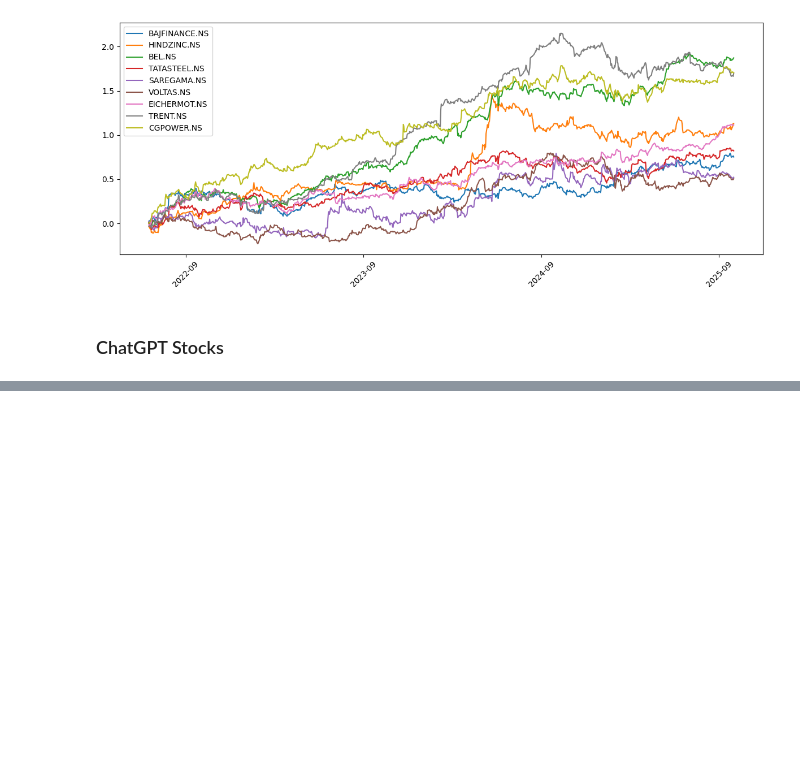
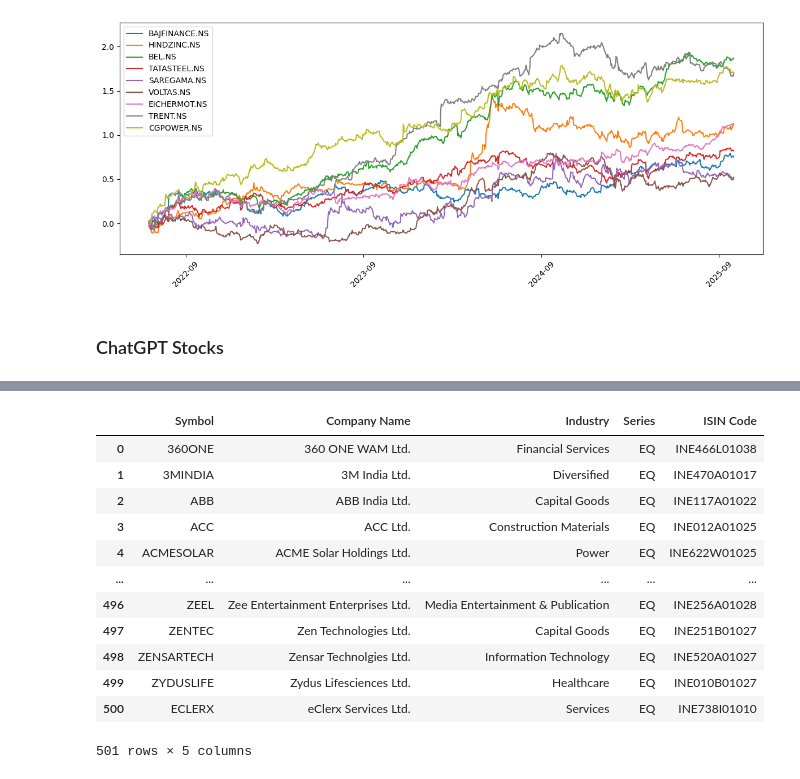
Before and after one commit to mayankjain281/Time_Series_Analysis, a Jupyter notebook: Nifty Stocks Analysis/SM 2025.ipynb, the cells around one changed output, grey strips where cells are left out. Cells and saved outputs as stored; diff of their text form; code cells hidden in the pictures; blank space fills up the shorter version.

```diff
--- a/Nifty Stocks Analysis/SM 2025.ipynb
+++ b/Nifty Stocks Analysis/SM 2025.ipynb
@@ -2661,3 +2697,19 @@ df = pd.read_csv(io.StringIO(r.text))
+# %%
+download_nifty500_csv(url=NIFTY500_CSV_URL, timeout=TIMEOUT)
+# %% [output]
+|  | Symbol | Company Name | Industry | Series | ISIN Code |
+| 0 | 360ONE | 360 ONE WAM Ltd. | Financial Services | EQ | INE466L01038 |
+| 1 | 3MINDIA | 3M India Ltd. | Diversified | EQ | INE470A01017 |
+| 2 | ABB | ABB India Ltd. | Capital Goods | EQ | INE117A01022 |
+| 3 | ACC | ACC Ltd. | Construction Materials | EQ | INE012A01025 |
+| 4 | ACMESOLAR | ACME Solar Holdings Ltd. | Power | EQ | INE622W01025 |
+| ... | ... | ... | ... | ... | ... |
+| 496 | ZEEL | Zee Entertainment Enterprises Ltd. | Media Entertainment & Publication | EQ | INE256A01028 |
+| 497 | ZENTEC | Zen Technologies Ltd. | Capital Goods | EQ | INE251B01027 |
+| 498 | ZENSARTECH | Zensar Technolgies Ltd. | Information Technology | EQ | INE520A01027 |
+| 499 | ZYDUSLIFE | Zydus Lifesciences Ltd. | Healthcare | EQ | INE010B01027 |
+| 500 | ECLERX | eClerx Services Ltd. | Services | EQ | INE738I01010 |
+501 rows × 5 columns
 # %%
 """
 nifty500_screener.py
```
Also changed, not shown: parts of 4 cells of this notebook, 2 other files.
